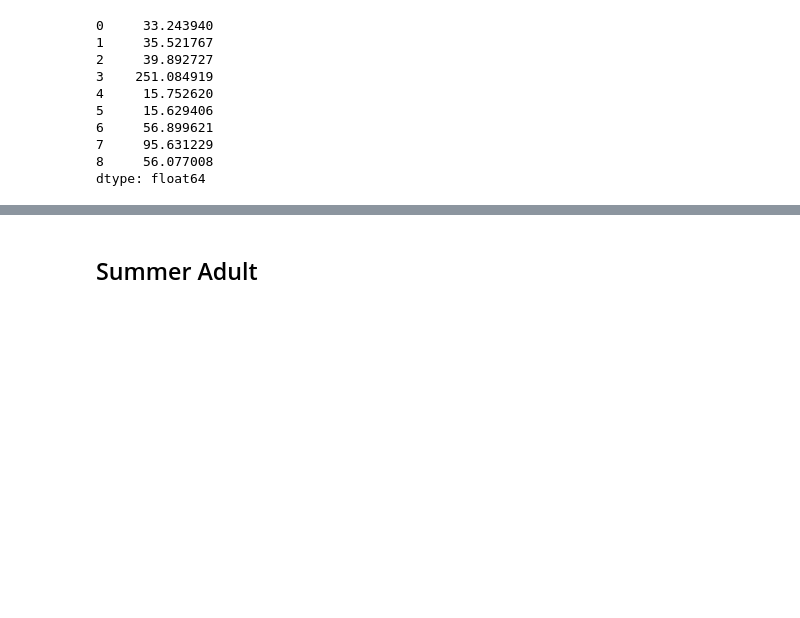
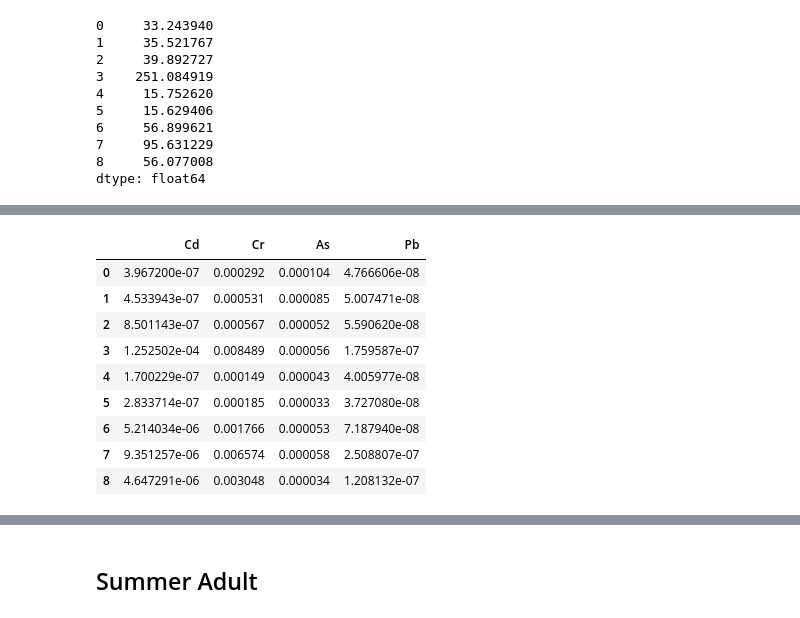
Before and after one commit to rakibhhridoy/OnGoingStudy, a Jupyter notebook: Buriganga/HealthRiskAssesment.ipynb, the cells around one changed output, grey strips where cells are left out. Saved outputs shown, nothing was run; the diff lists cells and outputs as text; code cells hidden in the pictures; blank space fills up the shorter version.

```diff
--- a/Buriganga/HealthRiskAssesment.ipynb
+++ b/Buriganga/HealthRiskAssesment.ipynb
@@ -1264,0 +1332,13 @@ dtype: float64
+# %%
+ilcr_derm
+# %% [output]
+|  | Cd | Cr | As | Pb |
+| 0 | 3.967200e-07 | 0.000292 | 0.000104 | 4.766606e-08 |
+| 1 | 4.533943e-07 | 0.000531 | 0.000085 | 5.007471e-08 |
+| 2 | 8.501143e-07 | 0.000567 | 0.000052 | 5.590620e-08 |
+| 3 | 1.252502e-04 | 0.008489 | 0.000056 | 1.759587e-07 |
+| 4 | 1.700229e-07 | 0.000149 | 0.000043 | 4.005977e-08 |
+| 5 | 2.833714e-07 | 0.000185 | 0.000033 | 3.727080e-08 |
+| 6 | 5.214034e-06 | 0.001766 | 0.000053 | 7.187940e-08 |
+| 7 | 9.351257e-06 | 0.006574 | 0.000058 | 2.508807e-07 |
+| 8 | 4.647291e-06 | 0.003048 | 0.000034 | 1.208132e-07 |
```
Also changed, not shown: parts of 23 cells of this notebook, 2 other files.
